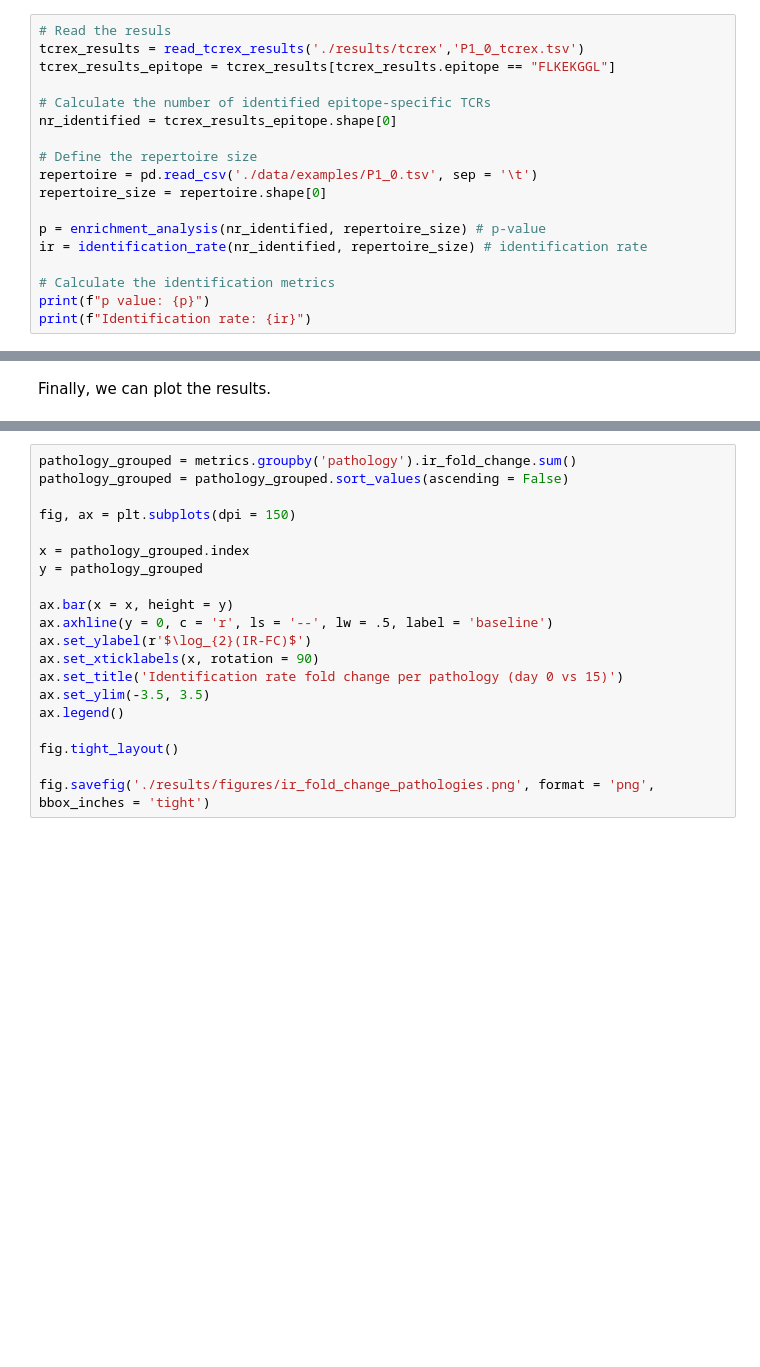
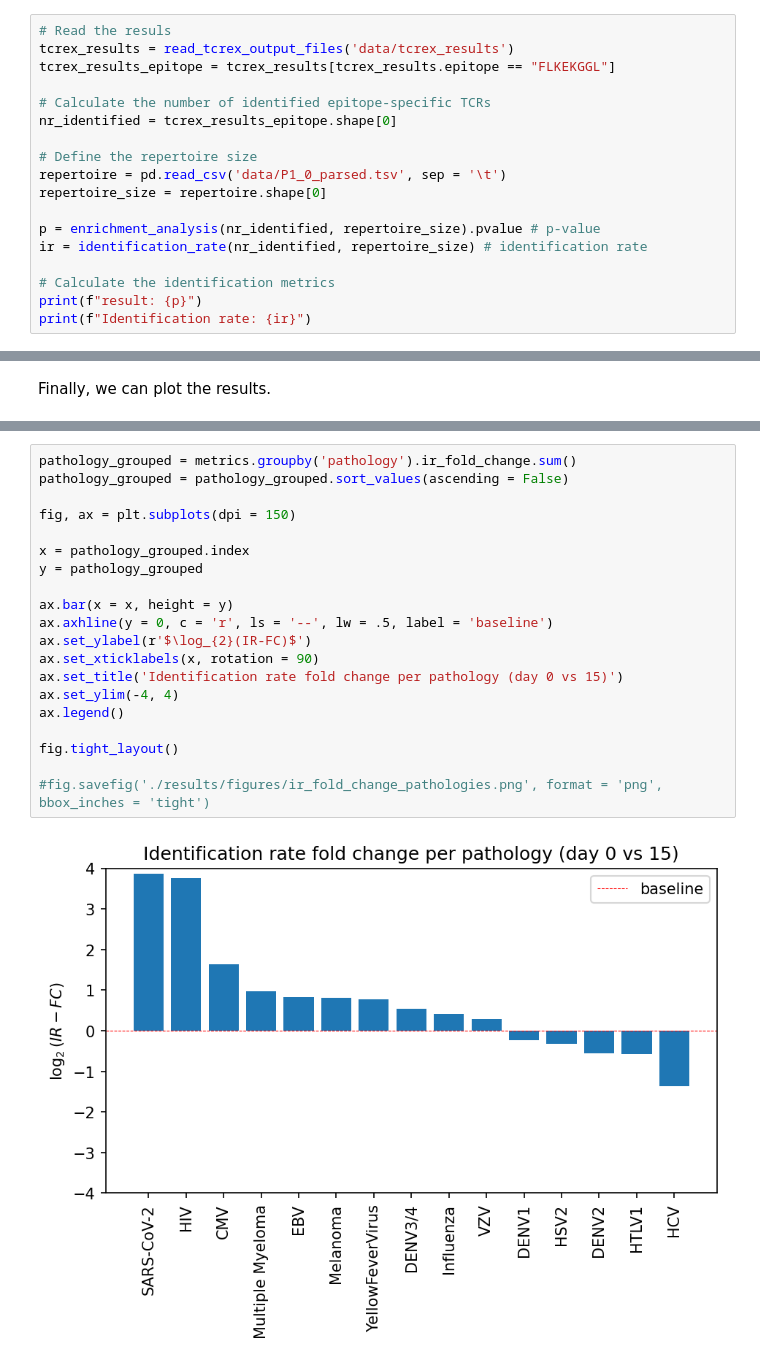
Before and after one commit to vincentvandeuren/tcr_workshop_2023, a Jupyter notebook: notebooks/Part_3_TCRex_and_statistics.ipynb, the cells around one changed output, grey strips where cells are left out. Cells and saved outputs as stored; diff of their text form; blank space fills up the shorter version.

```diff
--- a/notebooks/Part_3_TCRex_and_statistics.ipynb
+++ b/notebooks/Part_3_TCRex_and_statistics.ipynb
@@ -107,19 +135,19 @@ def enrichment_analysis(
 Using the following sequence of commands, we can calculate the quantitative metrics that we defined previously. That is, for a single epitope. Here, we will illustrate this using the epitope 'FLKEKGGL'.
 # %%
 # Read the resuls
-tcrex_results = read_tcrex_results('./results/tcrex','P1_0_tcrex.tsv')
+tcrex_results = read_tcrex_output_files('data/tcrex_results')
 tcrex_results_epitope = tcrex_results[tcrex_results.epitope == "FLKEKGGL"]
 
 # Calculate the number of identified epitope-specific TCRs
 nr_identified = tcrex_results_epitope.shape[0]
 
 # Define the repertoire size
-repertoire = pd.read_csv('./data/examples/P1_0.tsv', sep = '\t')
+repertoire = pd.read_csv('data/P1_0_parsed.tsv', sep = '\t')
 repertoire_size = repertoire.shape[0]
 
-p = enrichment_analysis(nr_identified, repertoire_size) # p-value
+p = enrichment_analysis(nr_identified, repertoire_size).pvalue # p-value
 ir = identification_rate(nr_identified, repertoire_size) # identification rate
 
 # Calculate the identification metrics
-print(f"p value: {p}")
+print(f"result: {p}")
 print(f"Identification rate: {ir}")
@@ -324,20 +402,22 @@ plot_epitope_distribution(
 # %%
 pathology_grouped = metrics.groupby('pathology').ir_fold_change.sum()
 pathology_grouped = pathology_grouped.sort_values(ascending = False)
 
 fig, ax = plt.subplots(dpi = 150)
 
 x = pathology_grouped.index
 y = pathology_grouped
 
 ax.bar(x = x, height = y)
 ax.axhline(y = 0, c = 'r', ls = '--', lw = .5, label = 'baseline')
 ax.set_ylabel(r'$\log_{2}(IR-FC)$')
 ax.set_xticklabels(x, rotation = 90)
 ax.set_title('Identification rate fold change per pathology (day 0 vs 15)')
-ax.set_ylim(-3.5, 3.5)
+ax.set_ylim(-4, 4)
 ax.legend()
 
 fig.tight_layout()
 
-fig.savefig('./results/figures/ir_fold_change_pathologies.png', format = 'png', bbox_inches = 'tight')
+#fig.savefig('./results/figures/ir_fold_change_pathologies.png', format = 'png', bbox_inches = 'tight')
+# %% [output]
+[figure, added]
```
Also changed, not shown: parts of 15 cells of this notebook.
